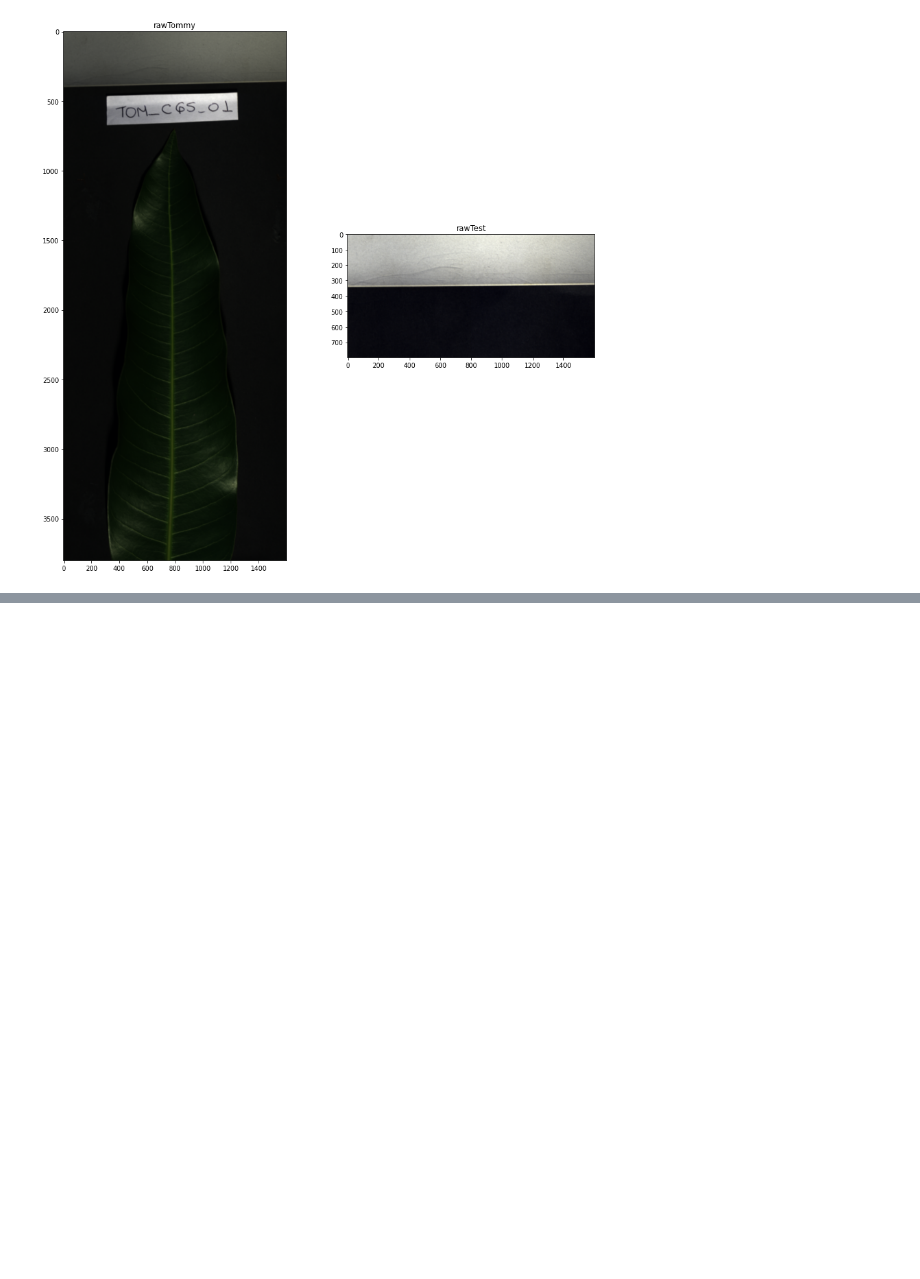
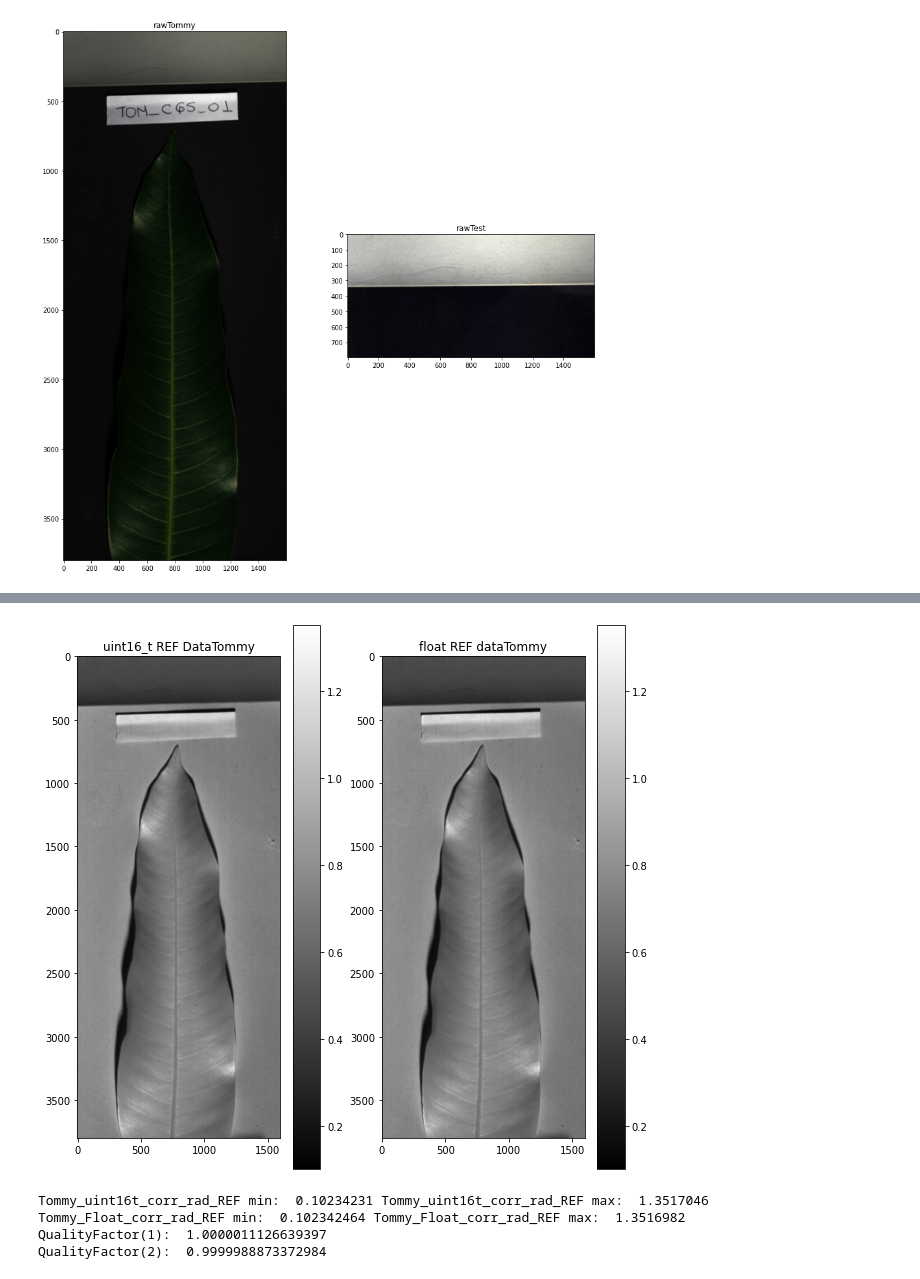
Before and after one commit to JuanDValenciano/HyperspectralTools_Multi, a Jupyter notebook: Python/Colaboratory/RadianceCorrection.ipynb, the cells around one changed output, grey strips where cells are left out. Saved outputs shown, nothing was run; the diff lists cells and outputs as text; code cells hidden in the pictures; blank space fills up the shorter version.

```diff
--- a/Python/Colaboratory/RadianceCorrection.ipynb
+++ b/Python/Colaboratory/RadianceCorrection.ipynb
@@ -172,0 +284,21 @@ plt.show()
+# %%
+#Tomar los datos Float REF, pasando primero por la converson uint16_t -> float y floa -> float, verificar si hubo cambio ?
+# Datos con la Ref de calibración.
+plt.figure(figsize=(10,10))
+plt.subplot(121), plt.imshow(Tommy_uint16t_corr_rad_REF.read_band(159), cmap=plt.cm.gray), plt.title('uint16_t REF DataTommy')
+plt.colorbar();
+plt.subplot(122), plt.imshow(Tommy_Float_corr_rad_REF.read_band(159), cmap=plt.cm.gray), plt.title('float REF dataTommy')
+plt.colorbar();
+plt.show()
+
+print('Tommy_uint16t_corr_rad_REF min: ', np.min(Tommy_uint16t_corr_rad_REF.read_band(159)), 'Tommy_uint16t_corr_rad_REF max: ', np.max(Tommy_uint16t_corr_rad_REF.read_band(159)))
+print('Tommy_Float_corr_rad_REF min: ', np.min(Tommy_Float_corr_rad_REF.read_band(159)), 'Tommy_Float_corr_rad_REF max: ', np.max(Tommy_Float_corr_rad_REF.read_band(159)))
+
+print('QualityFactor(1): ', QualityFactor( Tommy_uint16t_corr_rad_REF.read_band(159), Tommy_Float_corr_rad_REF.read_band(159))) #QualityFactor(1) = 1.0000011126639397
+print('QualityFactor(2): ', QualityFactor( Tommy_Float_corr_rad_REF.read_band(159), Tommy_uint16t_corr_rad_REF.read_band(159))) #QualityFactor(2) = 0.9999988873372984
+# %% [output]
+[figure, added]
+Tommy_uint16t_corr_rad_REF min:  0.10234231 Tommy_uint16t_corr_rad_REF max:  1.3517046
+Tommy_Float_corr_rad_REF min:  0.102342464 Tommy_Float_corr_rad_REF max:  1.3516982
+QualityFactor(1):  1.0000011126639397
+QualityFactor(2):  0.9999988873372984
```
Also changed, not shown: parts of 13 cells of this notebook.
